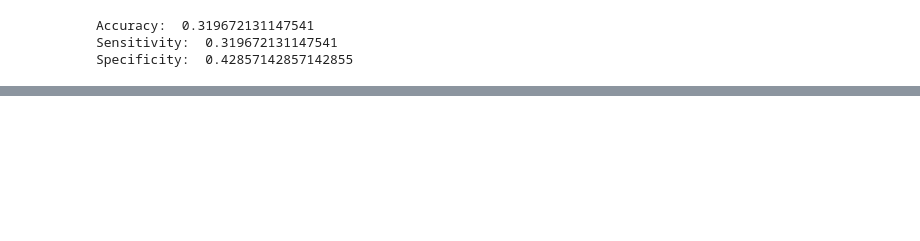
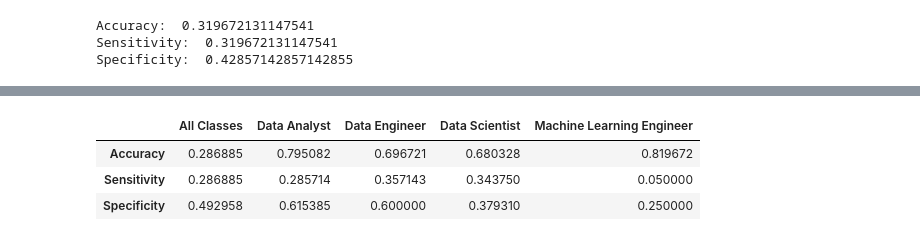
Before and after one commit to dfarone02/Data-Science-Job-Salaries, a Jupyter notebook: notebooks/AdvancedClassification.ipynb, the cells around one changed output, grey strips where cells are left out. Drawn from its saved outputs; the diff is of its cells as text; code cells hidden in the pictures; blank space fills up the shorter version.

```diff
--- a/notebooks/AdvancedClassification.ipynb
+++ b/notebooks/AdvancedClassification.ipynb
@@ -244,0 +240,39 @@ plt.show()
+# %%
+# Calculate accuracy, sensitivity, and specificity for entire model
+accuracy = accuracy_score(y_test, y_pred)
+sensitivity = recall_score(y_test, y_pred, average = 'micro')
+specificity = precision_score(y_test, y_pred, average = 'micro')
+
+# Calculate accuracy, sensitivity, and specificity for Data Analyst
+da_accuracy = accuracy_score(y_test.iloc[:,0], y_pred[:,0])
+da_sensitivity = recall_score(y_test.iloc[:,0], y_pred[:,0], average='binary')
+da_specificity = precision_score(y_test.iloc[:,0], y_pred[:,0], average='binary')
+
+# Calculate accuracy, sensitivity, and specificity for Data Engineer
+de_accuracy = accuracy_score(y_test.iloc[:,1], y_pred[:,1])
+de_sensitivity = recall_score(y_test.iloc[:,1], y_pred[:,1], average='binary')
+de_specificity = precision_score(y_test.iloc[:,1], y_pred[:,1], average='binary')
+
+# Calculate accuracy, sensitivity, and specificity for Data Scientist
+ds_accuracy = accuracy_score(y_test.iloc[:,2], y_pred[:,2])
+ds_sensitivity = recall_score(y_test.iloc[:,2], y_pred[:,2], average='binary')
+ds_specificity = precision_score(y_test.iloc[:,2], y_pred[:,2], average='binary')
+
+# Calculate accuracy, sensitivity, and specificity for Machine Learning Engineer
+ml_accuracy = accuracy_score(y_test.iloc[:,3], y_pred[:,3])
+ml_sensitivity = recall_score(y_test.iloc[:,3], y_pred[:,3], average='binary')
+ml_specificity = precision_score(y_test.iloc[:,3], y_pred[:,3], average='binary')
+# %%
+#Make a data frame for the scores
+data = {'All Classes': [accuracy, sensitivity, specificity],
+        'Data Analyst': [da_accuracy, da_sensitivity, da_specificity],
+        'Data Engineer': [de_accuracy, de_sensitivity, de_specificity],
+        'Data Scientist': [ds_accuracy, ds_sensitivity, ds_specificity],
+        'Machine Learning Engineer': [ml_accuracy, ml_sensitivity, ml_specificity]}
+df = pd.DataFrame(data, index=['Accuracy', 'Sensitivity', 'Specificity'])
+df
+# %% [output]
+|  | All Classes | Data Analyst | Data Engineer | Data Scientist | Machine Learning Engineer |
+| Accuracy | 0.286885 | 0.795082 | 0.696721 | 0.680328 | 0.819672 |
+| Sensitivity | 0.286885 | 0.285714 | 0.357143 | 0.343750 | 0.050000 |
+| Specificity | 0.492958 | 0.615385 | 0.600000 | 0.379310 | 0.250000 |
```
Also changed, not shown: parts of 15 cells of this notebook, 5 other files.
